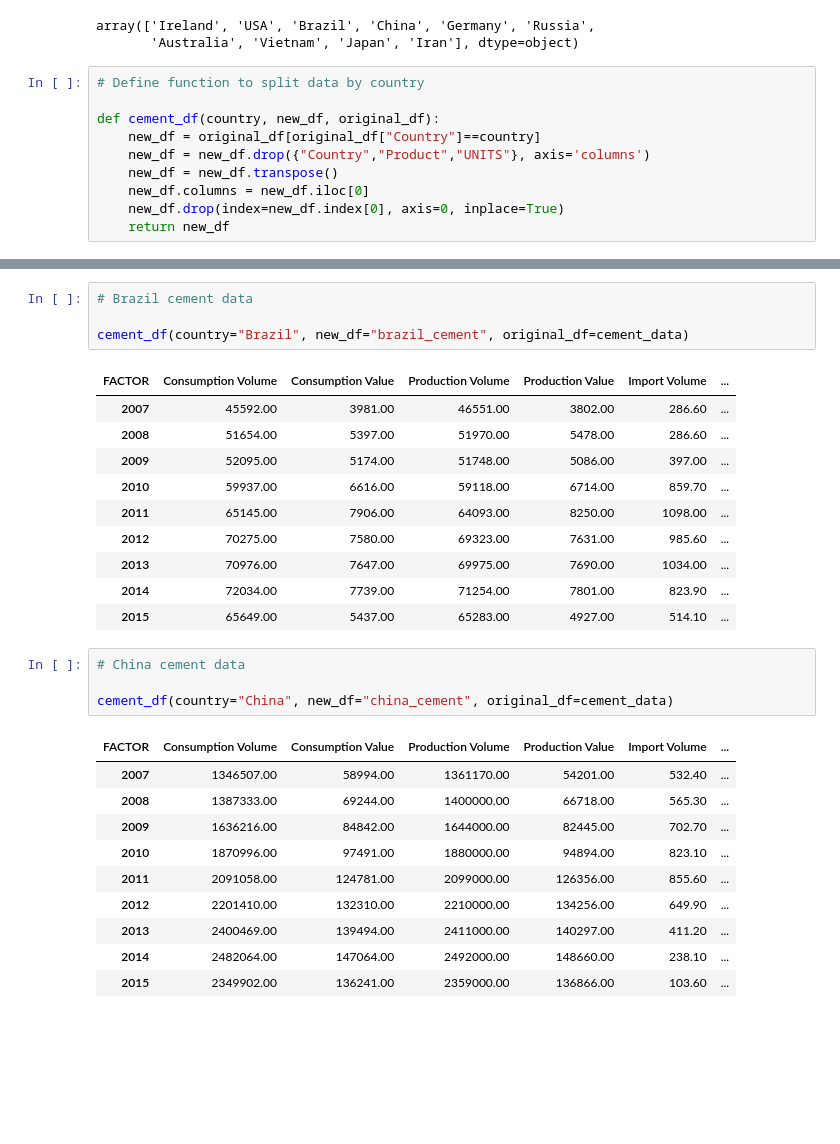
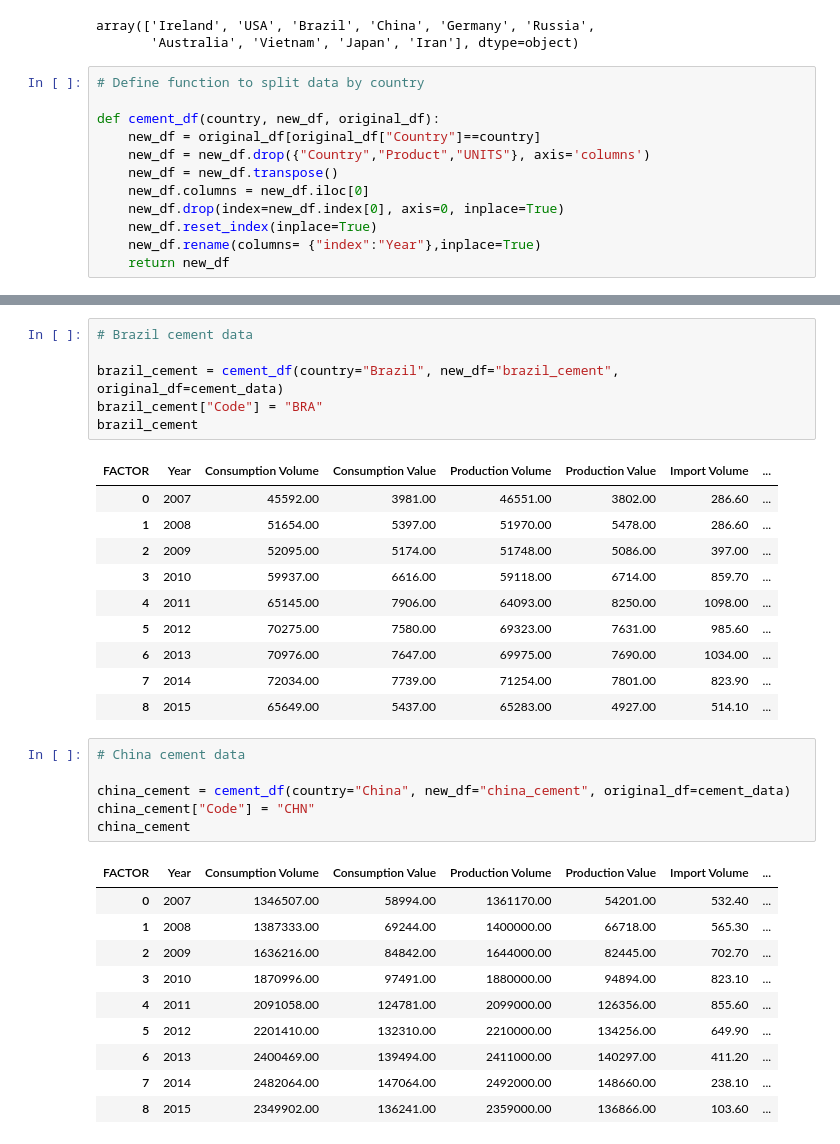
Before and after one commit to ASM2023063/mscda-20231-ca2, a Jupyter notebook: 2023063_ca2_notebook1.ipynb, the cells around one changed output, grey strips where cells are left out. Saved outputs shown, nothing was run; the diff lists cells and outputs as text; blank space fills up the shorter version.

```diff
--- a/2023063_ca2_notebook1.ipynb
+++ b/2023063_ca2_notebook1.ipynb
@@ -60,6 +65,8 @@ def cement_df(country, new_df, original_df):
     new_df = new_df.transpose()
     new_df.columns = new_df.iloc[0]
     new_df.drop(index=new_df.index[0], axis=0, inplace=True)
+    new_df.reset_index(inplace=True)
+    new_df.rename(columns= {"index":"Year"},inplace=True)
     return new_df
 # %%
 # Ireland cement data
@@ -94,33 +105,37 @@ cement_df(country="USA", new_df="usa_cement", original_df=cement_data)
 # %%
 # Brazil cement data
 
-cement_df(country="Brazil", new_df="brazil_cement", original_df=cement_data)
+brazil_cement = cement_df(country="Brazil", new_df="brazil_cement", original_df=cement_data)
+brazil_cement["Code"] = "BRA"
+brazil_cement
 # %% [output]
-| FACTOR | Consumption Volume | Consumption Value | Production Volume | Production Value | Import Volume | ... |
-| 2007 | 45592.00 | 3981.00 | 46551.00 | 3802.00 | 286.60 | ... |
-| 2008 | 51654.00 | 5397.00 | 51970.00 | 5478.00 | 286.60 | ... |
-| 2009 | 52095.00 | 5174.00 | 51748.00 | 5086.00 | 397.00 | ... |
-| 2010 | 59937.00 | 6616.00 | 59118.00 | 6714.00 | 859.70 | ... |
-| 2011 | 65145.00 | 7906.00 | 64093.00 | 8250.00 | 1098.00 | ... |
-| 2012 | 70275.00 | 7580.00 | 69323.00 | 7631.00 | 985.60 | ... |
-| 2013 | 70976.00 | 7647.00 | 69975.00 | 7690.00 | 1034.00 | ... |
-| 2014 | 72034.00 | 7739.00 | 71254.00 | 7801.00 | 823.90 | ... |
-| 2015 | 65649.00 | 5437.00 | 65283.00 | 4927.00 | 514.10 | ... |
+| FACTOR | Year | Consumption Volume | Consumption Value | Production Volume | Production Value | Import Volume | ... |
+| 0 | 2007 | 45592.00 | 3981.00 | 46551.00 | 3802.00 | 286.60 | ... |
+| 1 | 2008 | 51654.00 | 5397.00 | 51970.00 | 5478.00 | 286.60 | ... |
+| 2 | 2009 | 52095.00 | 5174.00 | 51748.00 | 5086.00 | 397.00 | ... |
+| 3 | 2010 | 59937.00 | 6616.00 | 59118.00 | 6714.00 | 859.70 | ... |
+| 4 | 2011 | 65145.00 | 7906.00 | 64093.00 | 8250.00 | 1098.00 | ... |
+| 5 | 2012 | 70275.00 | 7580.00 | 69323.00 | 7631.00 | 985.60 | ... |
+| 6 | 2013 | 70976.00 | 7647.00 | 69975.00 | 7690.00 | 1034.00 | ... |
+| 7 | 2014 | 72034.00 | 7739.00 | 71254.00 | 7801.00 | 823.90 | ... |
+| 8 | 2015 | 65649.00 | 5437.00 | 65283.00 | 4927.00 | 514.10 | ... |
 # %%
 # China cement data
 
-cement_df(country="China", new_df="china_cement", original_df=cement_data)
+china_cement = cement_df(country="China", new_df="china_cement", original_df=cement_data)
+china_cement["Code"] = "CHN"
+china_cement
 # %% [output]
-| FACTOR | Consumption Volume | Consumption Value | Production Volume | Production Value | Import Volume | ... |
-| 2007 | 1346507.00 | 58994.00 | 1361170.00 | 54201.00 | 532.40 | ... |
-| 2008 | 1387333.00 | 69244.00 | 1400000.00 | 66718.00 | 565.30 | ... |
-| 2009 | 1636216.00 | 84842.00 | 1644000.00 | 82445.00 | 702.70 | ... |
-| 2010 | 1870996.00 | 97491.00 | 1880000.00 | 94894.00 | 823.10 | ... |
-| 2011 | 2091058.00 | 124781.00 | 2099000.00 | 126356.00 | 855.60 | ... |
-| 2012 | 2201410.00 | 132310.00 | 2210000.00 | 134256.00 | 649.90 | ... |
-| 2013 | 2400469.00 | 139494.00 | 2411000.00 | 140297.00 | 411.20 | ... |
-| 2014 | 2482064.00 | 147064.00 | 2492000.00 | 148660.00 | 238.10 | ... |
-| 2015 | 2349902.00 | 136241.00 | 2359000.00 | 136866.00 | 103.60 | ... |
+| FACTOR | Year | Consumption Volume | Consumption Value | Production Volume | Production Value | Import Volume | ... |
+| 0 | 2007 | 1346507.00 | 58994.00 | 1361170.00 | 54201.00 | 532.40 | ... |
+| 1 | 2008 | 1387333.00 | 69244.00 | 1400000.00 | 66718.00 | 565.30 | ... |
+| 2 | 2009 | 1636216.00 | 84842.00 | 1644000.00 | 82445.00 | 702.70 | ... |
+| 3 | 2010 | 1870996.00 | 97491.00 | 1880000.00 | 94894.00 | 823.10 | ... |
+| 4 | 2011 | 2091058.00 | 124781.00 | 2099000.00 | 126356.00 | 855.60 | ... |
+| 5 | 2012 | 2201410.00 | 132310.00 | 2210000.00 | 134256.00 | 649.90 | ... |
+| 6 | 2013 | 2400469.00 | 139494.00 | 2411000.00 | 140297.00 | 411.20 | ... |
+| 7 | 2014 | 2482064.00 | 147064.00 | 2492000.00 | 148660.00 | 238.10 | ... |
+| 8 | 2015 | 2349902.00 | 136241.00 | 2359000.00 | 136866.00 | 103.60 | ... |
 # %%
 # Germany cement data
 
```
Also changed, not shown: parts of 18 cells of this notebook.
